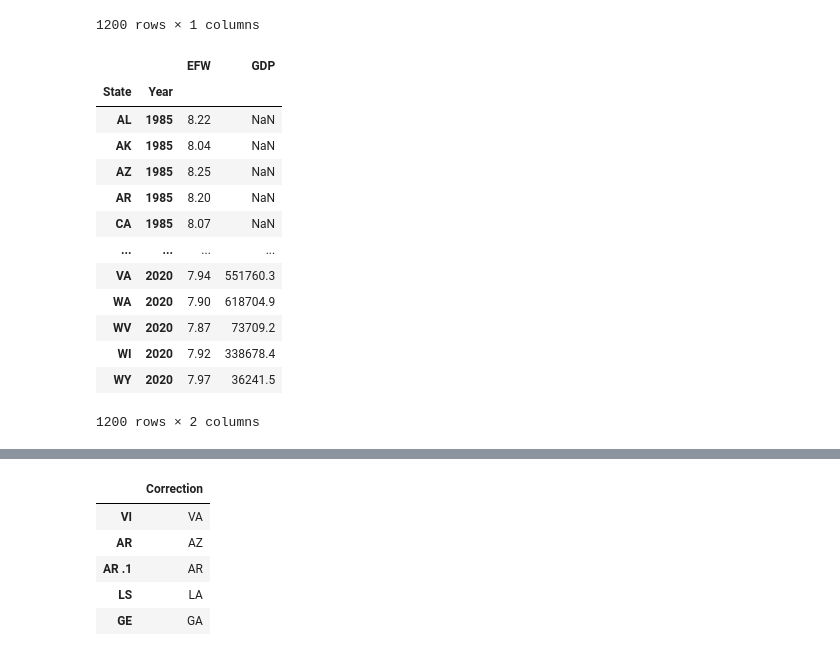
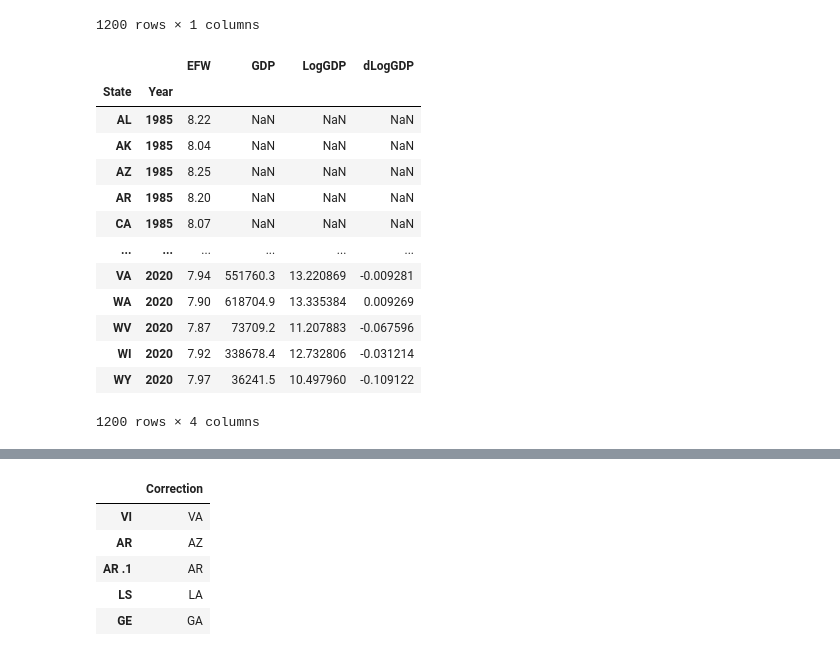
Before and after one commit to jlcatonjr/Learn-Python-for-Stats-and-Econ, a Jupyter notebook: Projects/EFWNorthAmerica/State Tax Data.ipynb, the cells around one changed output, grey strips where cells are left out. Saved outputs shown, nothing was run; the diff lists cells and outputs as text; code cells hidden in the pictures.

```diff
--- a/Projects/EFWNorthAmerica/State Tax Data.ipynb
+++ b/Projects/EFWNorthAmerica/State Tax Data.ipynb
@@ -98,28 +98,30 @@ panel
 # %%
 GDP_years = list(GDP.keys())[-24:]
 GDP = GDP[GDP["GeoName"].isin(state_names)]
 GDP["State"] = GDP["GeoName"].apply(lambda x: state_dict[x])
 GDP = GDP[["State","LineCode"] + GDP_years]
 GDP = GDP.melt(id_vars=["State", "LineCode"],
         var_name="Year",
         value_name="GDP")
 
 GDP["Year"] = GDP["Year"].astype(int)
 GDP.set_index(["State", "Year"], inplace = True)
 panel.loc[panel.index.isin(GDP.index),"GDP"] = GDP["GDP"][GDP["LineCode"]==1].astype(float)
+panel["LogGDP"] = np.log(panel["GDP"])
+panel["dLogGDP"] = panel.groupby("State")["LogGDP"].diff()
 panel
 # %% [output]
-|  |  | EFW | GDP |
-| State | Year |  |  |
-| AL | 1985 | 8.22 | NaN |
-| AK | 1985 | 8.04 | NaN |
-| AZ | 1985 | 8.25 | NaN |
-| AR | 1985 | 8.20 | NaN |
-| CA | 1985 | 8.07 | NaN |
-| ... | ... | ... | ... |
-| VA | 2020 | 7.94 | 551760.3 |
-| WA | 2020 | 7.90 | 618704.9 |
-| WV | 2020 | 7.87 | 73709.2 |
-| WI | 2020 | 7.92 | 338678.4 |
-| WY | 2020 | 7.97 | 36241.5 |
+|  |  | EFW | GDP | LogGDP | dLogGDP |
+| State | Year |  |  |  |  |
+| AL | 1985 | 8.22 | NaN | NaN | NaN |
+| AK | 1985 | 8.04 | NaN | NaN | NaN |
+| AZ | 1985 | 8.25 | NaN | NaN | NaN |
+| AR | 1985 | 8.20 | NaN | NaN | NaN |
+| CA | 1985 | 8.07 | NaN | NaN | NaN |
+| ... | ... | ... | ... | ... | ... |
+| VA | 2020 | 7.94 | 551760.3 | 13.220869 | -0.009281 |
+| WA | 2020 | 7.90 | 618704.9 | 13.335384 | 0.009269 |
+| WV | 2020 | 7.87 | 73709.2 | 11.207883 | -0.067596 |
+| WI | 2020 | 7.92 | 338678.4 | 12.732806 | -0.031214 |
+| WY | 2020 | 7.97 | 36241.5 | 10.497960 | -0.109122 |
-1200 rows × 2 columns
+1200 rows × 4 columns
```
Also changed, not shown: parts of 5 cells of this notebook, 1 other file.
